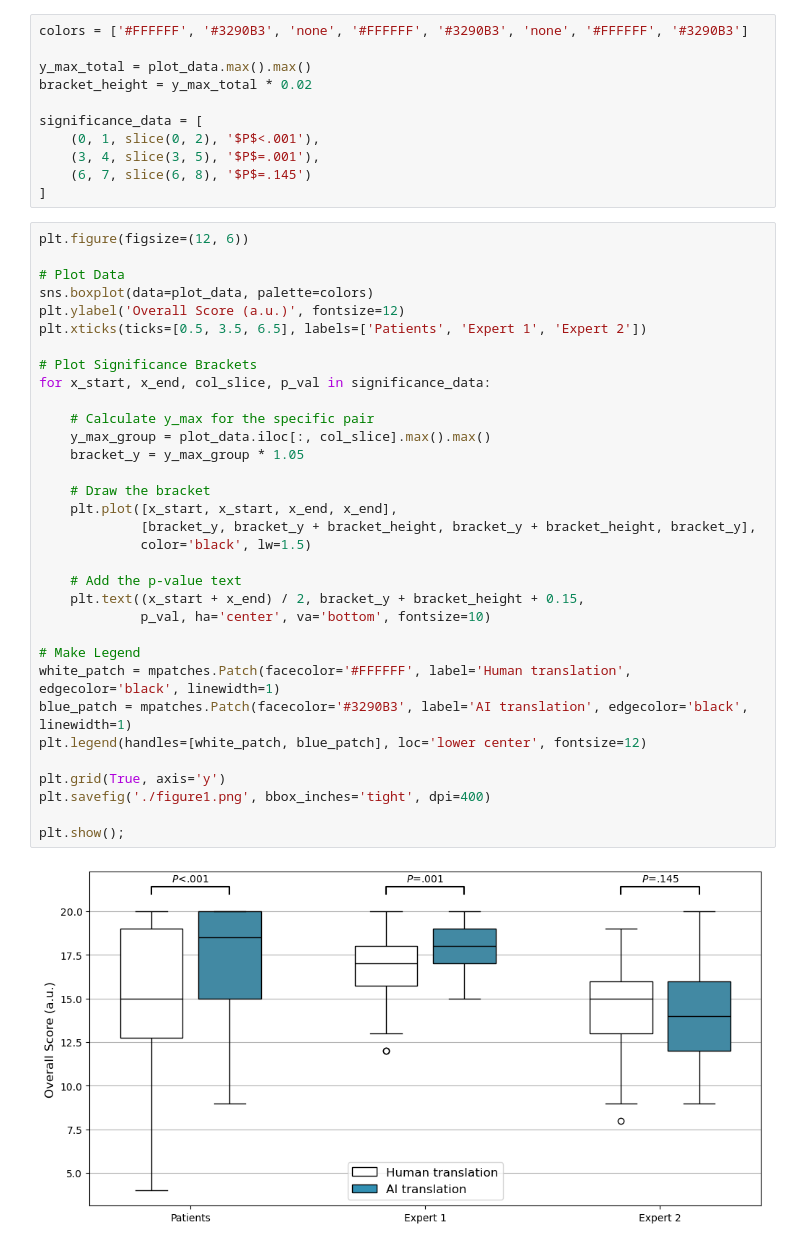
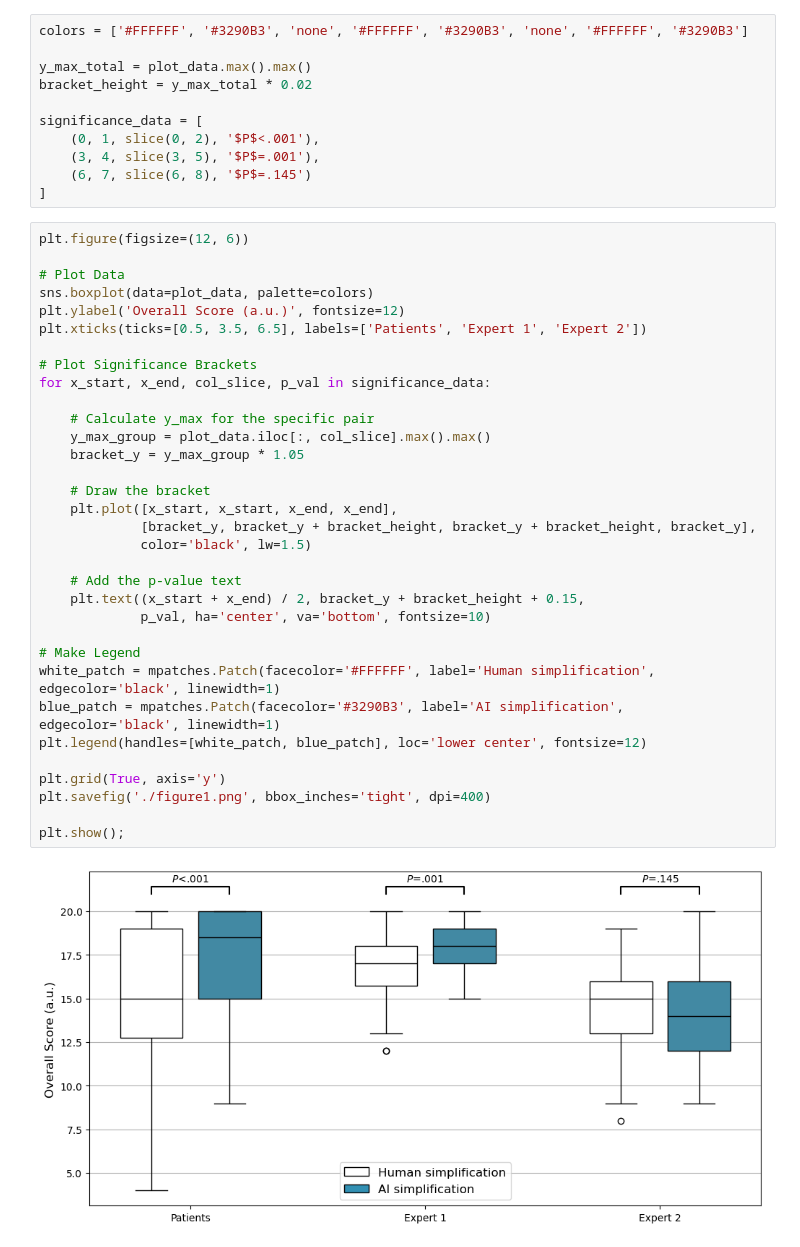
Before and after one commit to IfGF-UUlm/GISelA-for-patients, a Jupyter notebook: 03_figures.ipynb, the cells around one changed output. Saved outputs shown, nothing was run; the diff lists cells and outputs as text.

```diff
--- a/03_figures.ipynb
+++ b/03_figures.ipynb
@@ -34,33 +34,33 @@ plt.figure(figsize=(12, 6))
 
 # Plot Data
 sns.boxplot(data=plot_data, palette=colors)
 plt.ylabel('Overall Score (a.u.)', fontsize=12)
 plt.xticks(ticks=[0.5, 3.5, 6.5], labels=['Patients', 'Expert 1', 'Expert 2'])
 
 # Plot Significance Brackets
 for x_start, x_end, col_slice, p_val in significance_data:
 
     # Calculate y_max for the specific pair
     y_max_group = plot_data.iloc[:, col_slice].max().max()
     bracket_y = y_max_group * 1.05
 
     # Draw the bracket
     plt.plot([x_start, x_start, x_end, x_end],
              [bracket_y, bracket_y + bracket_height, bracket_y + bracket_height, bracket_y],
              color='black', lw=1.5)
 
     # Add the p-value text
     plt.text((x_start + x_end) / 2, bracket_y + bracket_height + 0.15,
              p_val, ha='center', va='bottom', fontsize=10)
 
 # Make Legend
-white_patch = mpatches.Patch(facecolor='#FFFFFF', label='Human translation', edgecolor='black', linewidth=1)
-blue_patch = mpatches.Patch(facecolor='#3290B3', label='AI translation', edgecolor='black', linewidth=1)
+white_patch = mpatches.Patch(facecolor='#FFFFFF', label='Human simplification', edgecolor='black', linewidth=1)
+blue_patch = mpatches.Patch(facecolor='#3290B3', label='AI simplification', edgecolor='black', linewidth=1)
 plt.legend(handles=[white_patch, blue_patch], loc='lower center', fontsize=12)
 
 plt.grid(True, axis='y')
 plt.savefig('./figure1.png', bbox_inches='tight', dpi=400)
 
 plt.show();
 # %% [output]
-[figure, old version]
+[figure, new version]
```
Also changed, not shown: 12 other files.
